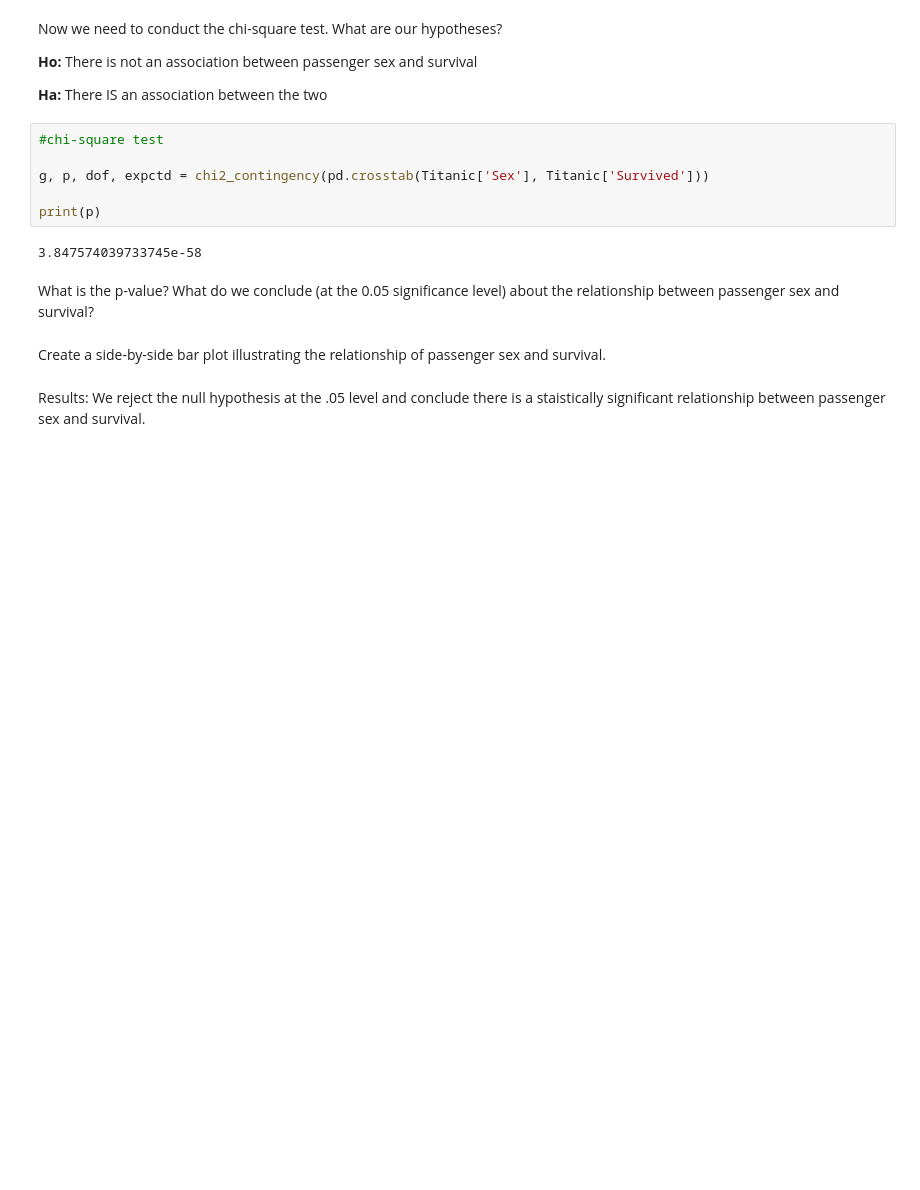
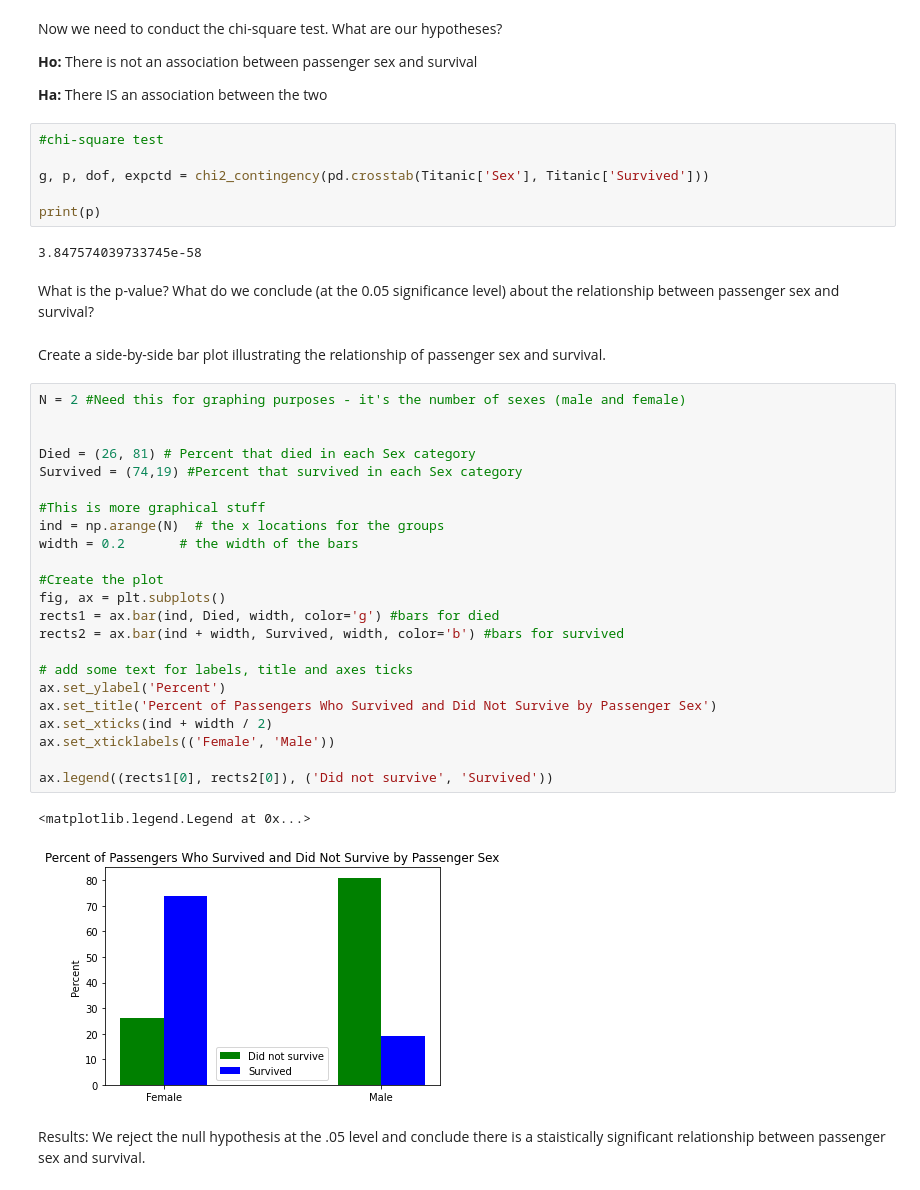
Before and after one commit to LSislowski/DS-Unit-1-Sprint-2-Statistics, a Jupyter notebook: module2-hypothesis-chi-square/LS_DS_122_Chi2_Tests.ipynb, the cells around one changed output. Saved outputs shown, nothing was run; the diff lists cells and outputs as text; blank space fills up the shorter version.

```diff
--- a/module2-hypothesis-chi-square/LS_DS_122_Chi2_Tests.ipynb
+++ b/module2-hypothesis-chi-square/LS_DS_122_Chi2_Tests.ipynb
@@ -603,5 +605,31 @@ print(p)
 What is the p-value?  What do we conclude (at the 0.05 significance level) about the relationship between passenger sex and survival?
 # %% [markdown]
 Create a side-by-side bar plot illustrating the relationship of passenger sex and survival.
+# %%
+N = 2 #Need this for graphing purposes - it's the number of sexes (male and female)
+
+
+Died = (26, 81) # Percent that died in each Sex category
+Survived = (74,19) #Percent that survived in each Sex category
+
+#This is more graphical stuff
+ind = np.arange(N)  # the x locations for the groups
+width = 0.2       # the width of the bars
+
+#Create the plot
+fig, ax = plt.subplots()
+rects1 = ax.bar(ind, Died, width, color='g') #bars for died
+rects2 = ax.bar(ind + width, Survived, width, color='b') #bars for survived
+
+# add some text for labels, title and axes ticks
+ax.set_ylabel('Percent')
+ax.set_title('Percent of Passengers Who Survived and Did Not Survive by Passenger Sex')
+ax.set_xticks(ind + width / 2)
+ax.set_xticklabels(('Female', 'Male'))
+
+ax.legend((rects1[0], rects2[0]), ('Did not survive', 'Survived'))
+# %% [output]
+<matplotlib.legend.Legend at 0x...>
+[figure, added]
 # %% [markdown]
 Results: We reject the null hypothesis at the .05 level and conclude there is a staistically significant relationship between passenger sex and survival.
```
Also changed, not shown: parts of 1 cell of this notebook.
